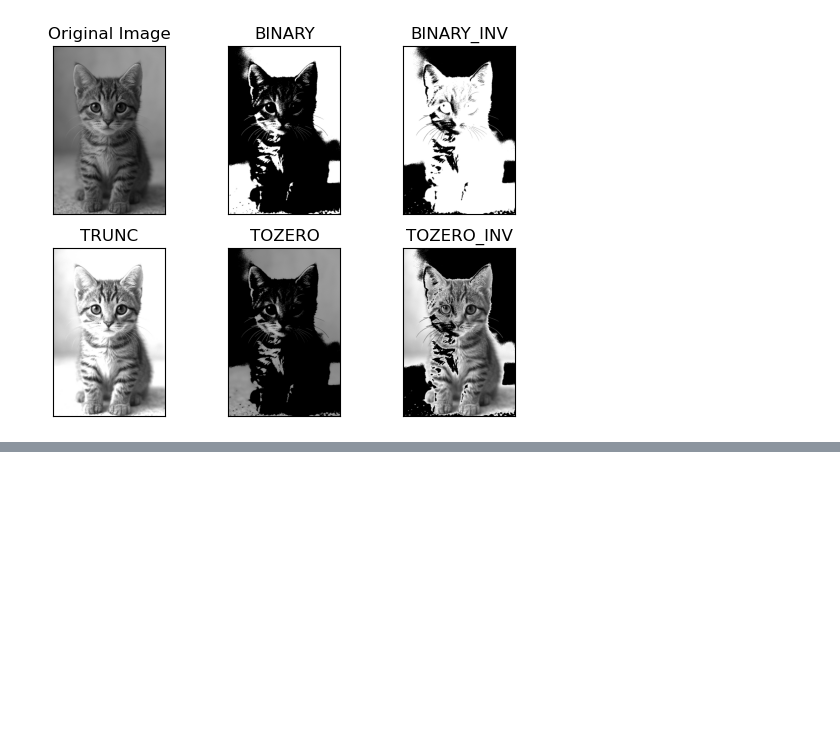
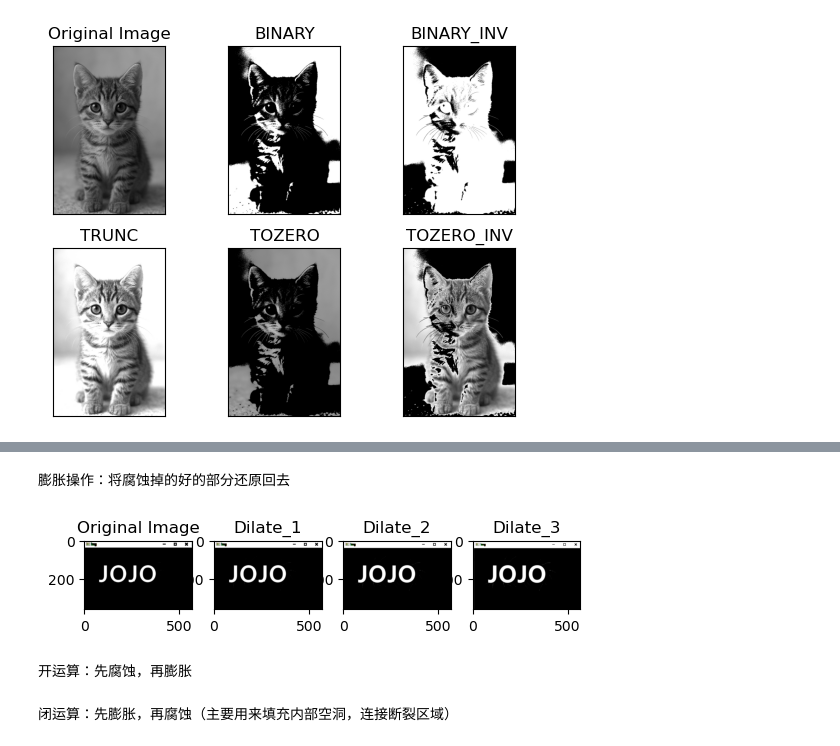
Before and after one commit to AssassinCow/-CV-, a Jupyter notebook: cv_basic.ipynb, the cells around one changed output, grey strips where cells are left out. Saved outputs shown, nothing was run; the diff lists cells and outputs as text; code cells hidden in the pictures; blank space fills up the shorter version.

```diff
--- a/cv_basic.ipynb
+++ b/cv_basic.ipynb
@@ -169,0 +256,22 @@ plt.show()
+# %% [markdown]
+膨胀操作：将腐蚀掉的好的部分还原回去
+# %%
+img2=erosion_3
+
+kernel=np.ones((2,2),np.uint8)
+dilate_1=cv2.dilate(img2,kernel,iterations=1)
+dilate_2=cv2.dilate(img2,kernel,iterations=2)
+dilate_3=cv2.dilate(img2,kernel,iterations=3)
+
+titles=['Original Image','Dilate_1','Dilate_2','Dilate_3']
+images=[img2,dilate_1,dilate_2,dilate_3]
+
+for i in range(4):
+    plt.subplot(1,4,i+1)
+    plt.title(titles[i])
+    plt.imshow(images[i])
+plt.show()
+# %% [output]
+[figure, added]
+# %% [markdown]
+开运算：先腐蚀，再膨胀
@@ -169,0 +287,2 @@ plt.show()
+# %% [markdown]
+闭运算：先膨胀，再腐蚀（主要用来填充内部空洞，连接断裂区域）
```
Also changed, not shown: parts of 47 cells of this notebook.
